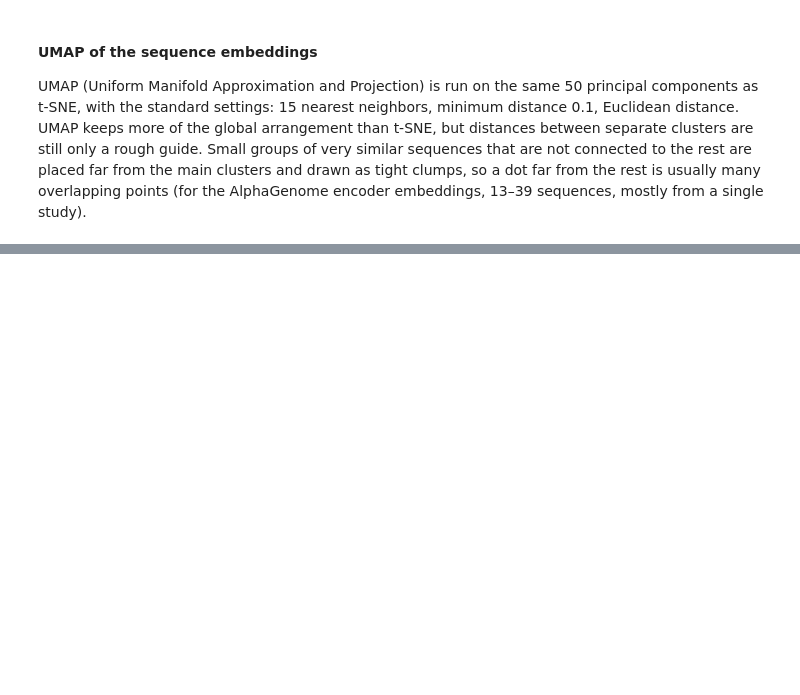
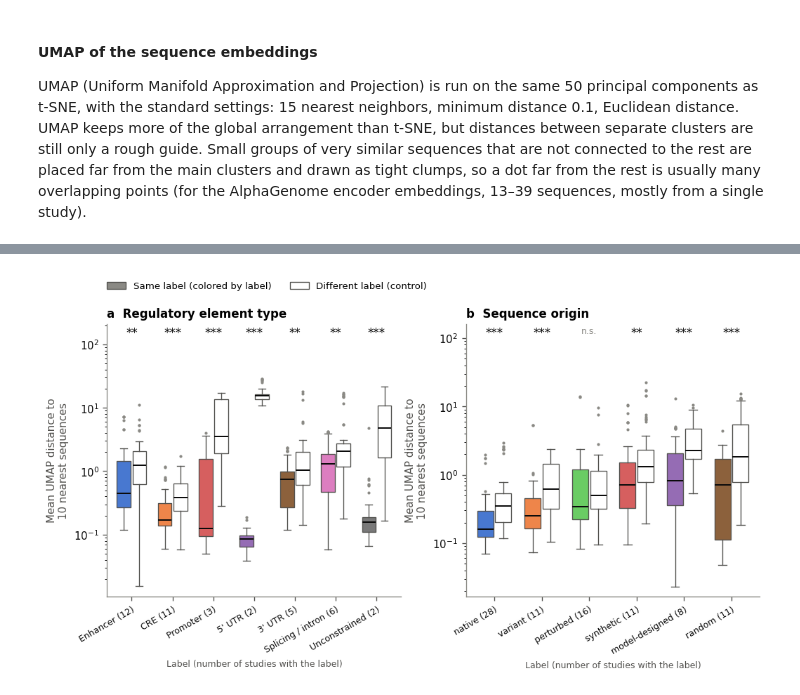
Before and after one commit to chikinalab/MPRACollection, a Jupyter notebook: figures/mpracollection_seqemb.ipynb, the cells around one changed output, grey strips where cells are left out. Drawn from its saved outputs; the diff is of its cells as text; code cells hidden in the pictures; blank space fills up the shorter version.

```diff
--- a/figures/mpracollection_seqemb.ipynb
+++ b/figures/mpracollection_seqemb.ipynb
@@ -355,0 +522,54 @@ plot_2d("umap");
+# %%
+NULL_COLOR = "white"  # control (different label); white so that it differs from every category color, including gray
+
+
+def paired_boxplot(ax, d, labeling, ylabel, title):
+    """One pair of boxes per label: same label (category color) and different label (white)."""
+    column, order, colors, names, _ = LABELINGS[labeling]
+    present = [c for c in order if (d["label"] == c).any()]
+    box_style = dict(widths=0.34, patch_artist=True, showfliers=True,
+                     medianprops=dict(color=INK, linewidth=1.2), whiskerprops=dict(color=INK_2, linewidth=0.8),
+                     capprops=dict(color=INK_2, linewidth=0.8),
+                     flierprops=dict(marker="o", markersize=2.5, markerfacecolor=INK_3, markeredgecolor="none"))
+    for p, label in enumerate(present):
+        g = d[d["label"] == label]
+        for offset, key, color in ((-0.19, "same", colors[label]), (0.19, "other", NULL_COLOR)):
+            bp = ax.boxplot(g[key], positions=[p + offset], **box_style)
+            bp["boxes"][0].set(facecolor=color, edgecolor=INK_2, linewidth=0.8)
+    ax.set_xticks(range(len(present)))
+    n_studies = d.groupby("label")["n_studies"].first()
+    ax.set_xticklabels([f"{names.get(c, c)} ({n_studies[c]})" for c in present], fontsize=7.5,
+                       rotation=30, ha="right", rotation_mode="anchor")
+    ax.set_xlabel("Label (number of studies with the label)", color=INK_2, fontsize=7.5)
+    # UMAP distances span several orders of magnitude (tight clumps vs. separate clusters): log scale
+    ax.set_yscale("log")
+    ax.set_xlim(-0.6, len(present) - 0.4)
+    ax.set_ylabel(ylabel, color=INK_2)
+    ax.tick_params(colors=INK_2, labelcolor=INK)
+    for side in ("left", "bottom"):
+        ax.spines[side].set_color(INK_3)
+    # significance of the Wilcoxon signed-rank test above each pair (Benjamini-Hochberg adjusted p-value)
+    for p, label in enumerate(present):
+        mark = summary.loc[(labeling, label), "significance"]
+        ax.text(p, 0.99, mark, transform=ax.get_xaxis_transform(), ha="center", va="top",
+                fontsize=10 if "*" in mark else 7.5, color=INK if "*" in mark else INK_3)
+    ax.set_ylim(top=ax.get_ylim()[1] * 5)  # room for the marks (log scale)
+    ax.set_title(title)
+
+
+fig, axes = plt.subplots(1, 2, figsize=(10, 4.2), gridspec_kw=dict(wspace=0.22))
+for ax, letter, labeling in zip(axes, "ab", LABELINGS):
+    paired_boxplot(ax, knn[knn["labeling"] == labeling], labeling,
+                   f"Mean UMAP distance to\n{K} nearest sequences", f"{letter}  {LABELINGS[labeling][4]}")
+handles = [plt.Rectangle((0, 0), 1, 1, facecolor=INK_3, edgecolor=INK_2, linewidth=0.8,
+                         label="Same label (colored by label)"),
+           plt.Rectangle((0, 0), 1, 1, facecolor=NULL_COLOR, edgecolor=INK_2, linewidth=0.8,
+                         label="Different label (control)")]
+fig.legend(handles=handles, loc="lower left", bbox_to_anchor=(0.115, 0.95), ncol=2, fontsize=8)
+# fig.suptitle(f"UMAP distance to the {K} nearest sequences from other studies: same vs. different label "
+#              f"({N_QUERY} sequences per label)\n({MODEL_LABEL} embeddings, {POOLING_LABEL})",
+#              x=0.125, ha="left", fontsize=10, fontweight="bold", y=1.1)
+fig.savefig(PLOT_DIR / f"knn_umap_{EMB_PATH.stem}.pdf")
+fig.savefig(PLOT_DIR / f"knn_umap_{EMB_PATH.stem}.png");
+# %% [output]
+[figure, added]
```
Also changed, not shown: parts of 7 cells of this notebook, 11 other files.
